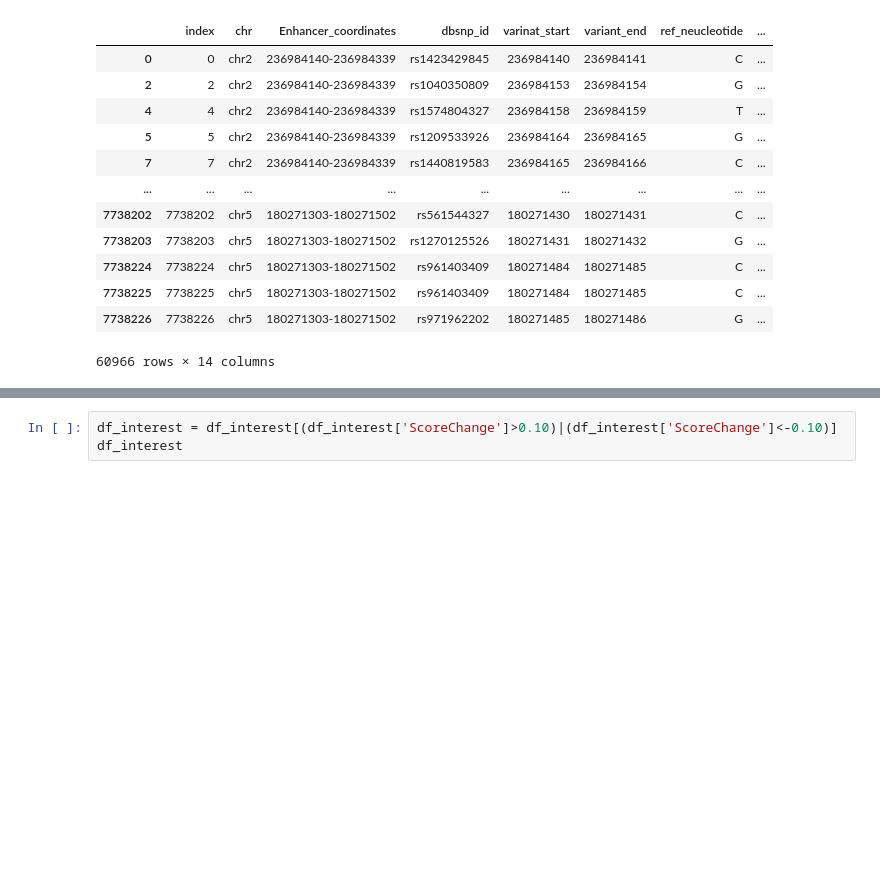
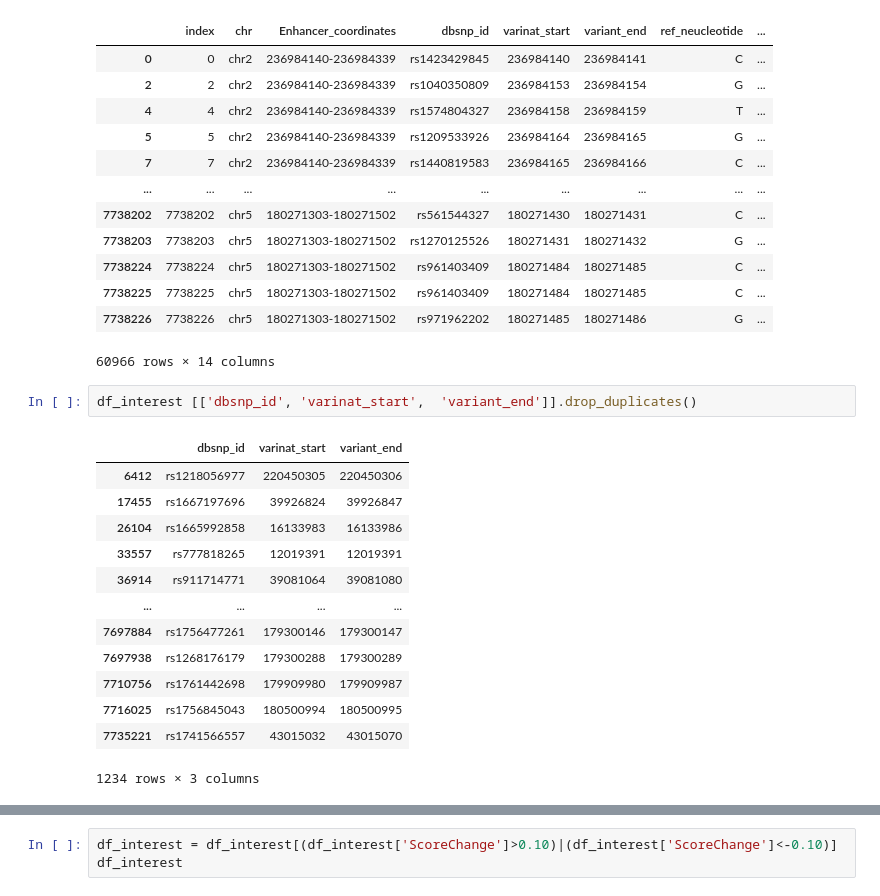
Before and after one commit to duttaprat/Postdoc, a Jupyter notebook: RECOMB_2024/SNP_Analysis/Enhancer_probability_all.ipynb, the cells around one changed output, grey strips where cells are left out. Cells and saved outputs as stored; diff of their text form; blank space fills up the shorter version.

```diff
--- a/RECOMB_2024/SNP_Analysis/Enhancer_probability_all.ipynb
+++ b/RECOMB_2024/SNP_Analysis/Enhancer_probability_all.ipynb
@@ -78,3 +78,19 @@ df_interest
 | 7738225 | 7738225 | chr5 | 180271303-180271502 | rs961403409 | 180271484 | 180271485 | C | ... |
 | 7738226 | 7738226 | chr5 | 180271303-180271502 | rs971962202 | 180271485 | 180271486 | G | ... |
 60966 rows × 14 columns
+# %%
+df_interest [['dbsnp_id', 'varinat_start',	'variant_end']].drop_duplicates()
+# %% [output]
+|  | dbsnp_id | varinat_start | variant_end |
+| 6412 | rs1218056977 | 220450305 | 220450306 |
+| 17455 | rs1667197696 | 39926824 | 39926847 |
+| 26104 | rs1665992858 | 16133983 | 16133986 |
+| 33557 | rs777818265 | 12019391 | 12019391 |
+| 36914 | rs911714771 | 39081064 | 39081080 |
+| ... | ... | ... | ... |
+| 7697884 | rs1756477261 | 179300146 | 179300147 |
+| 7697938 | rs1268176179 | 179300288 | 179300289 |
+| 7710756 | rs1761442698 | 179909980 | 179909987 |
+| 7716025 | rs1756845043 | 180500994 | 180500995 |
+| 7735221 | rs1741566557 | 43015032 | 43015070 |
+1234 rows × 3 columns
```
Also changed, not shown: parts of 3 cells of this notebook, 12 other files.
